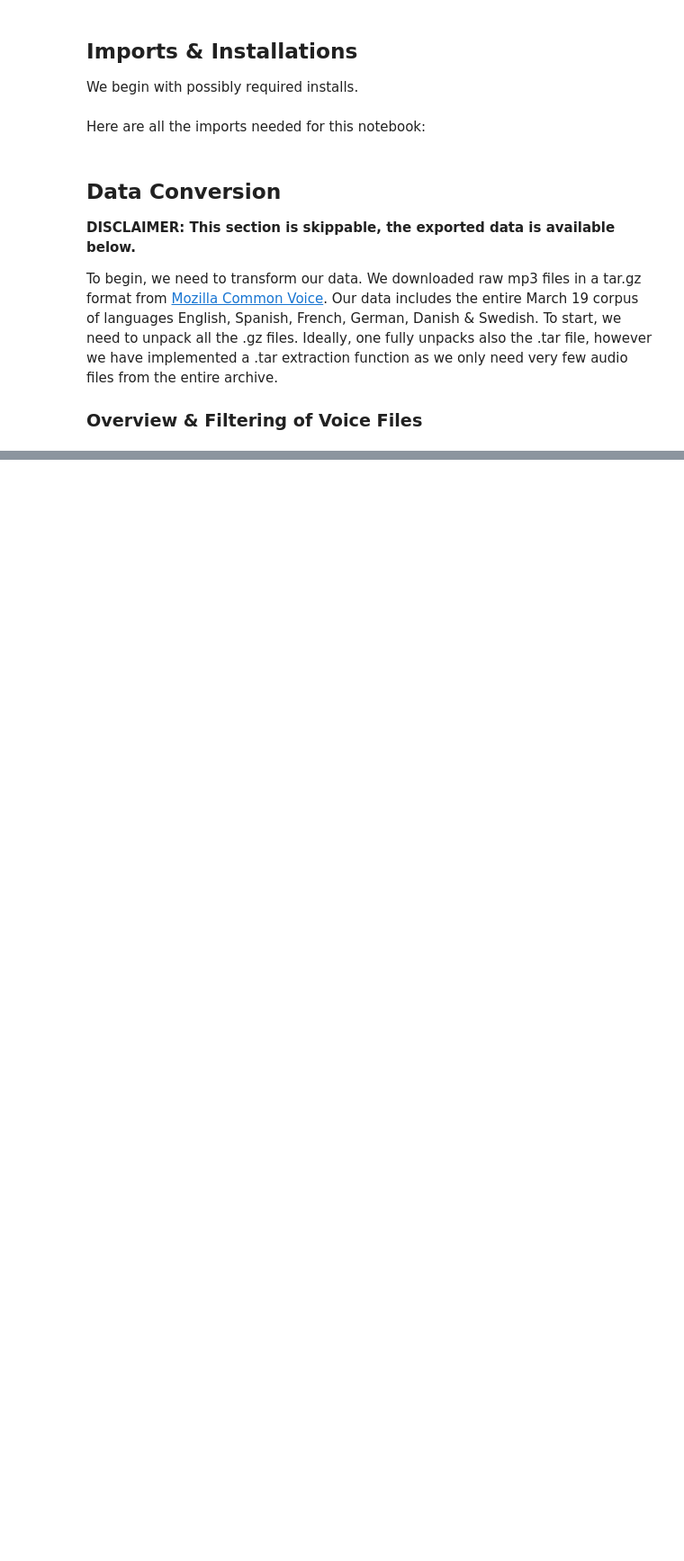
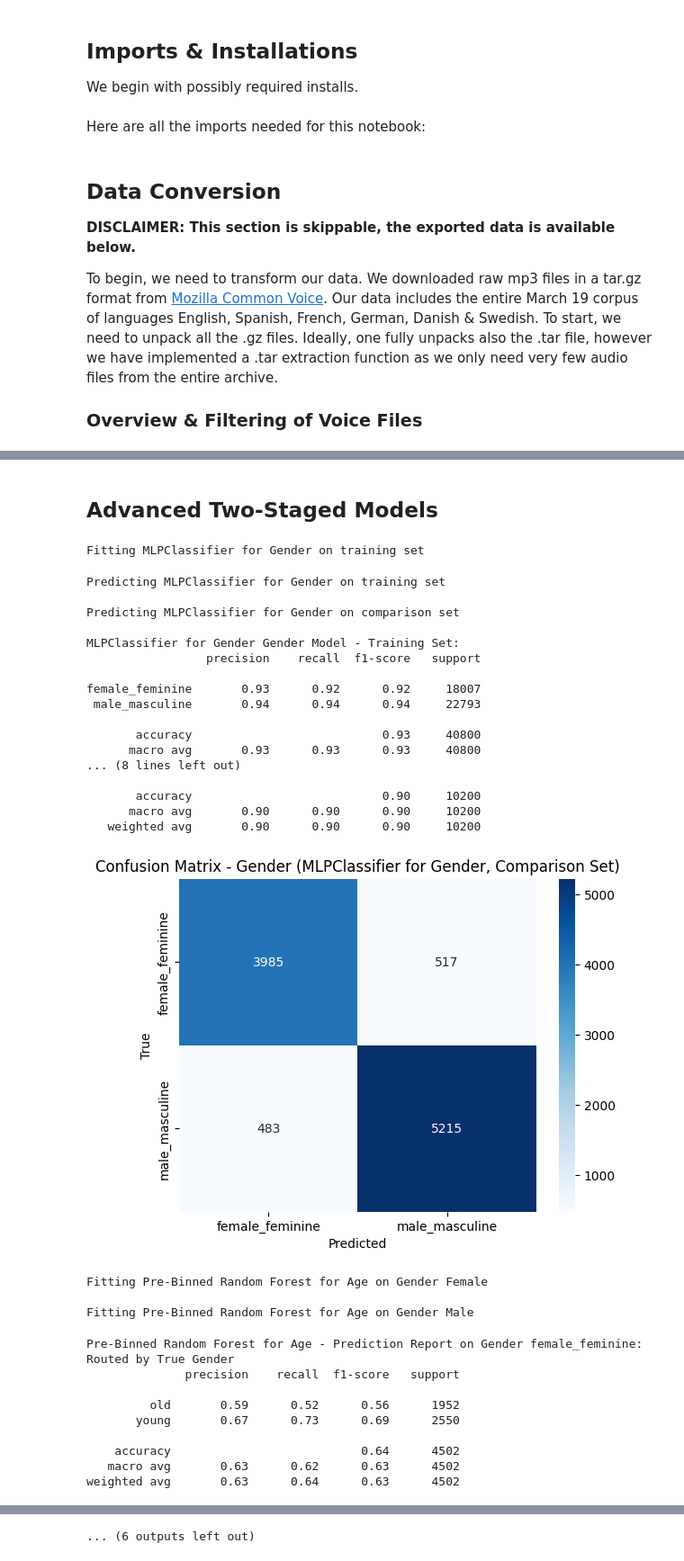
Before and after one commit to heinrichhegenbarth/KAN-CDSCO2004U_Machine_Learning_and_Deep_Learning, a Jupyter notebook: Final_Project/final_exam.ipynb, the cells around one changed output, grey strips where cells are left out. Shown at 90% size. Cells and saved outputs as stored; diff of their text form; code cells hidden in the pictures; blank space fills up the shorter version.

```diff
--- a/Final_Project/final_exam.ipynb
+++ b/Final_Project/final_exam.ipynb
@@ -152,0 +1011,29 @@ Test
+# %% [markdown]
+## Advanced Two-Staged Models
+# %%
+def evaluate_layered_model(predicted_age_comp, y_comp_age, y_comp_gender, age_model_name, label=None, binning=None):
+    for gender in ['female_feminine','male_masculine',  'total']:
+        if gender == 'total':
+            gender_mask = y_comp_gender.notnull()
+        else:
+            gender_mask = y_comp_gender == gender
+
+        if binning:
+            y_true_gender = apply_binning(y_comp_age[gender_mask],binning)
+            y_pred_gender = apply_binning([predicted_age_comp[i] for i in range(len(predicted_age_comp)) if gender_mask.iloc[i]], binning)
+        else:
+            y_true_gender = y_comp_age[gender_mask]
+            y_pred_gender = [predicted_age_comp[i] for i in range(len(predicted_age_comp)) if gender_mask.iloc[i]]
+
+        print(f"\n{age_model_name} - Prediction Report on Gender {gender}: {label}")
+        print(classification_report(y_true_gender, y_pred_gender))
+
+        # Plot confusion matrix
+        cm_age_gender = confusion_matrix(y_true_gender, y_pred_gender)
+        labels = sorted(set(y_true_gender).union(set(y_pred_gender)))
+        sns.heatmap(cm_age_gender, annot=True, fmt='d', cmap='Blues',
+                xticklabels=labels, yticklabels=labels)
+        plt.title(f'Confusion Matrix {age_model_name} - Prediction on Gender {gender}: {label}')
+        plt.xlabel('Predicted')
+        plt.ylabel('True')
+        plt.show()
@@ -152,0 +1137,49 @@ Test
+# %%
+#TEST
+#Prebinned Classifier
+fit_predict_two_stage_gender_age_pipeline(
+    MLPClassifier(hidden_layer_sizes=(16, 8),
+                batch_size=64,
+                learning_rate_init=0.001,
+                max_iter=100,
+              activation="relu",
+              random_state=27,
+              learning_rate='adaptive',
+              alpha=0.0001),
+
+    RandomForestClassifier(max_depth=20, max_features='sqrt', min_samples_leaf=2, min_samples_split=2, n_estimators=10, random_state=27),
+    RandomForestClassifier(max_depth=20, max_features='sqrt', min_samples_leaf=1, min_samples_split=5, n_estimators=10, random_state=27),
+    "MLPClassifier for Gender",
+    "Pre-Binned Random Forest for Age")
+# %% [output]
+Fitting MLPClassifier for Gender on training set
+Predicting MLPClassifier for Gender on training set
+
+Predicting MLPClassifier for Gender on comparison set
+
+MLPClassifier for Gender Gender Model - Training Set:
+                 precision    recall  f1-score   support
+
+female_feminine       0.93      0.92      0.92     18007
+ male_masculine       0.94      0.94      0.94     22793
+
+       accuracy                           0.93     40800
+      macro avg       0.93      0.93      0.93     40800
+... (8 lines left out)
+
+       accuracy                           0.90     10200
+      macro avg       0.90      0.90      0.90     10200
+   weighted avg       0.90      0.90      0.90     10200
+[figure, added]
+Fitting Pre-Binned Random Forest for Age on Gender Female
+
+Fitting Pre-Binned Random Forest for Age on Gender Male
+Pre-Binned Random Forest for Age - Prediction Report on Gender female_feminine: Routed by True Gender
+              precision    recall  f1-score   support
+
+         old       0.59      0.52      0.56      1952
+       young       0.67      0.73      0.69      2550
+
+    accuracy                           0.64      4502
+   macro avg       0.63      0.62      0.63      4502
+weighted avg       0.63      0.64      0.63      4502
@@ -152,0 +1217 @@ Test
+... (6 outputs left out)
```
Also changed, not shown: parts of 44 cells of this notebook, 1 other file.
